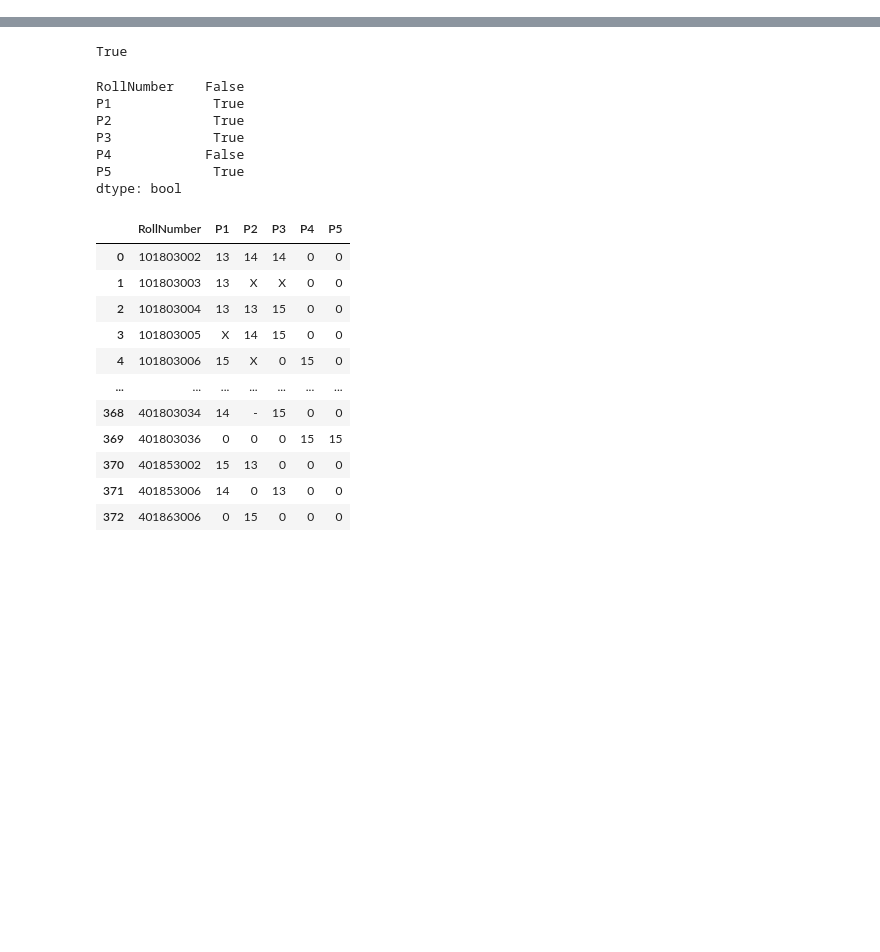
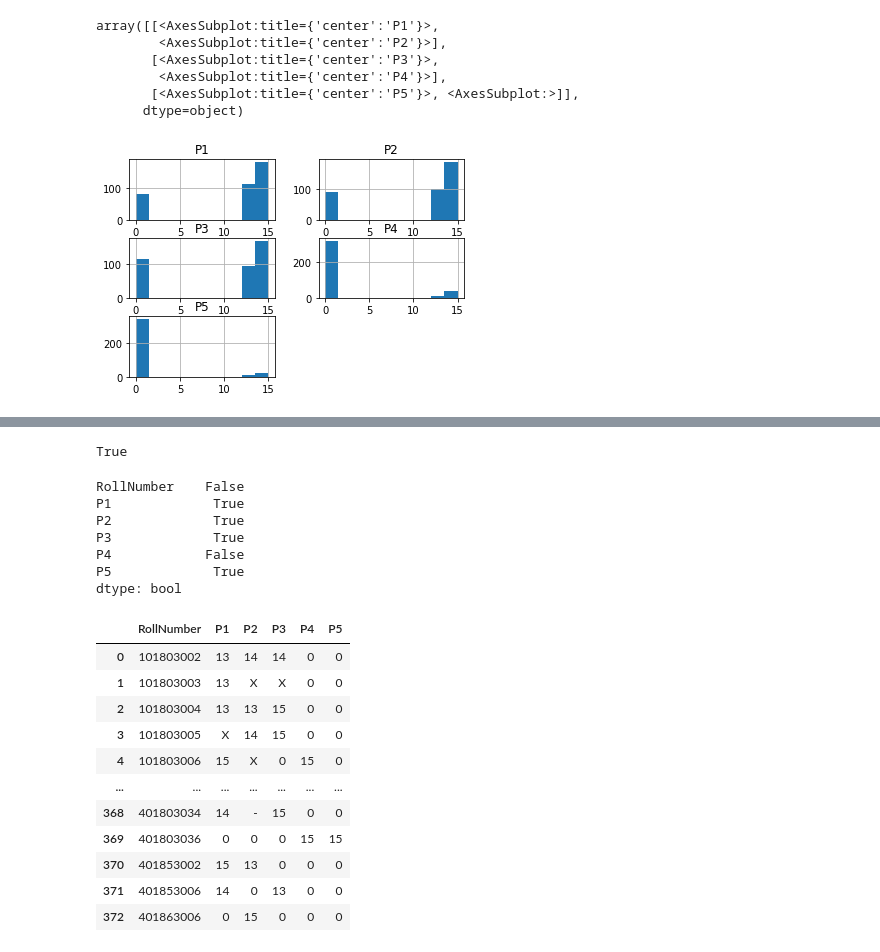
Before and after one commit to Prince-hash-lab/sem6, a Jupyter notebook: 4.0 PAUS/assignment_1_for_submission/Prince.ipynb, the cells around one changed output, grey strips where cells are left out. Cells and saved outputs as stored; diff of their text form; code cells hidden in the pictures; blank space fills up the shorter version.

```diff
--- a/4.0 PAUS/assignment_1_for_submission/Prince.ipynb
+++ b/4.0 PAUS/assignment_1_for_submission/Prince.ipynb
@@ -1,7 +1,7 @@
 # %%
 import sys
 import pandas as pd
-df = pd.read_csv(sys.argv[1])
+df = pd.read_csv("input.csv")
 
 # odf=pd.DataFrame(columns=['RollNumber', 'P1', 'P2','P3','P4','P5'])
 
@@ -34,7 +34,8 @@ for j in range(len(df)):
         if odf.loc[i,'RollNumber' ]==roll:
             index=i
             break;
-    odf.loc[index, sub]=mark
+    if str(mark).isnumeric():
+        odf.loc[index, sub]=int(mark)
 
 
 
@@ -44,0 +72,10 @@ FileNotFoundError: [Errno 2] No such file or directory: '-f'
+# %%
+odf.iloc[:, 1:].hist()
+# %% [output]
+array([[<AxesSubplot:title={'center':'P1'}>,
+        <AxesSubplot:title={'center':'P2'}>],
+       [<AxesSubplot:title={'center':'P3'}>,
+        <AxesSubplot:title={'center':'P4'}>],
+       [<AxesSubplot:title={'center':'P5'}>, <AxesSubplot:>]],
+      dtype=object)
+[figure, added]
```
Also changed, not shown: parts of 13 cells of this notebook, 10 other files.
